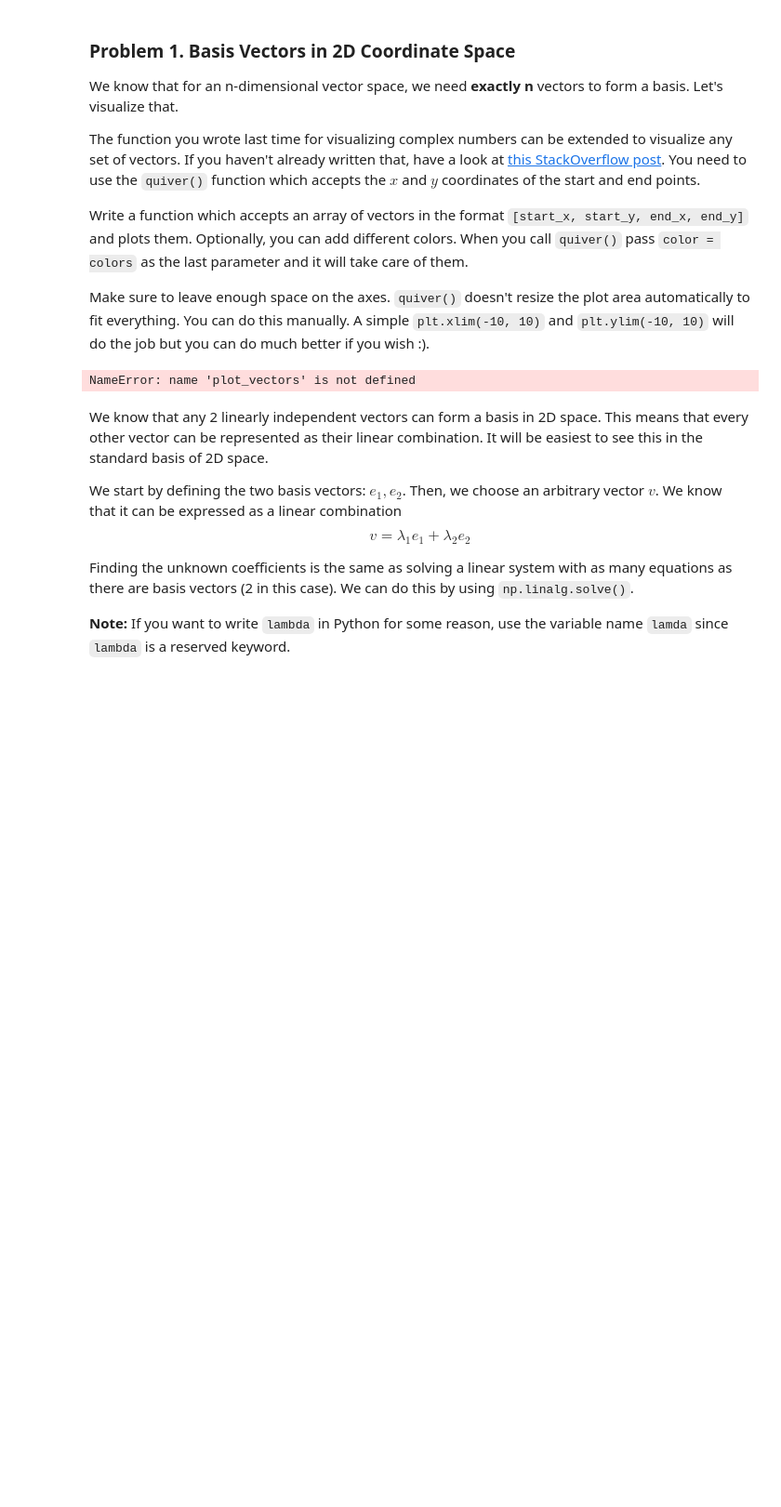
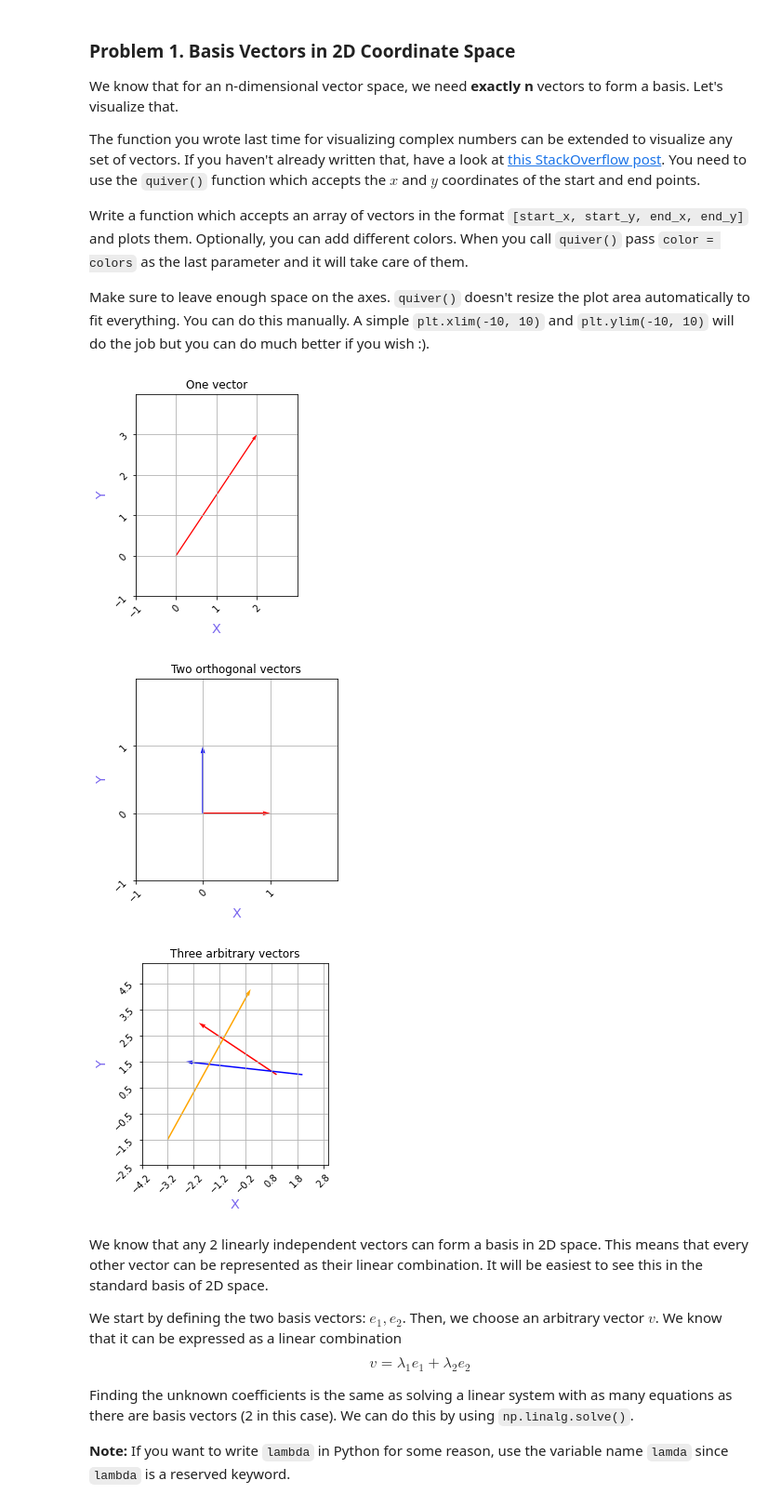
Before and after one commit to momchilantonov/SoftUni-Math-Concepts-For-Developers-February-2021, a Jupyter notebook: Linear-Algebra/Homework/Linear Algebra Exercise.ipynb, the cells around one changed output. Shown at 93% size. Cells and saved outputs as stored; diff of their text form; code cells hidden in the pictures; blank space fills up the shorter version.

Commit message:
Final Solution for Problem 1 - Basis Vectors in 2D Coordinate Space

```diff
--- a/Linear-Algebra/Homework/Linear Algebra Exercise.ipynb
+++ b/Linear-Algebra/Homework/Linear Algebra Exercise.ipynb
@@ -31,7 +31,8 @@ def plot_vectors(vectors, colors, title):
     length_x = tuple(end_x[i]-start_x[i] for i in range(len(start_x)))
     length_y = tuple(end_y[i]-start_y[i] for i in range(len(start_y)))
 
-    #
+    # Get all X and all Y points
+    # Get min (X, Y) and max (X, Y) to set plotter' axes boundaries correctly
     x_points = [x[::2] for x in vectors_array]
     y_points = [y[1::2] for y in vectors_array]
     min_x, max_x = np.amin(x_points)-1, np.amax(x_points)+1
@@ -49,8 +50,8 @@ def plot_vectors(vectors, colors, title):
     plt.yticks(np.arange(min_y, max_y, step=1), rotation=45)
 
     # Define plotter' axes labels
-    plt.xlabel("X", loc="center", color="darkolivegreen", fontsize="x-large")
-    plt.ylabel("Y", loc="center", color="darkolivegreen", fontsize="x-large")
+    plt.xlabel("X", loc="center", color="mediumslateblue", fontsize="x-large")
+    plt.ylabel("Y", loc="center", color="mediumslateblue", fontsize="x-large")
 
     # Define plotter' axes aspect ratio
     plt.gca().set_aspect("equal")
@@ -66,10 +67,12 @@ def plot_vectors(vectors, colors, title):
 # %%
 # Test the code
 plot_vectors([[0, 0, 2, 3]], ["red"], "One vector")
 plot_vectors([[0, 0, 1, 0], [0, 0, 0, 1]], ["red", "blue"], "Two orthogonal vectors")
-plot_vectors([[1, 1, -2, 3], [2, 1, -2.5, 1.5], [-3.2, -1.5, 0, 4.3]], ["red", "blue", "orange"], "Three arbitrary")
+plot_vectors([[1, 1, -2, 3], [2, 1, -2.5, 1.5], [-3.2, -1.5, 0, 4.3]], ["red", "blue", "orange"], "Three arbitrary vectors")
 # %% [output]
-NameError: name 'plot_vectors' is not defined
+[figure, added]
+[figure, added]
+[figure, added]
 # %% [markdown]
 We know that any 2 linearly independent vectors can form a basis in 2D space. This means that every other vector can be represented as their linear combination. It will be easiest to see this in the standard basis of 2D space.
 
```
Also changed, not shown: parts of 6 cells of this notebook.
